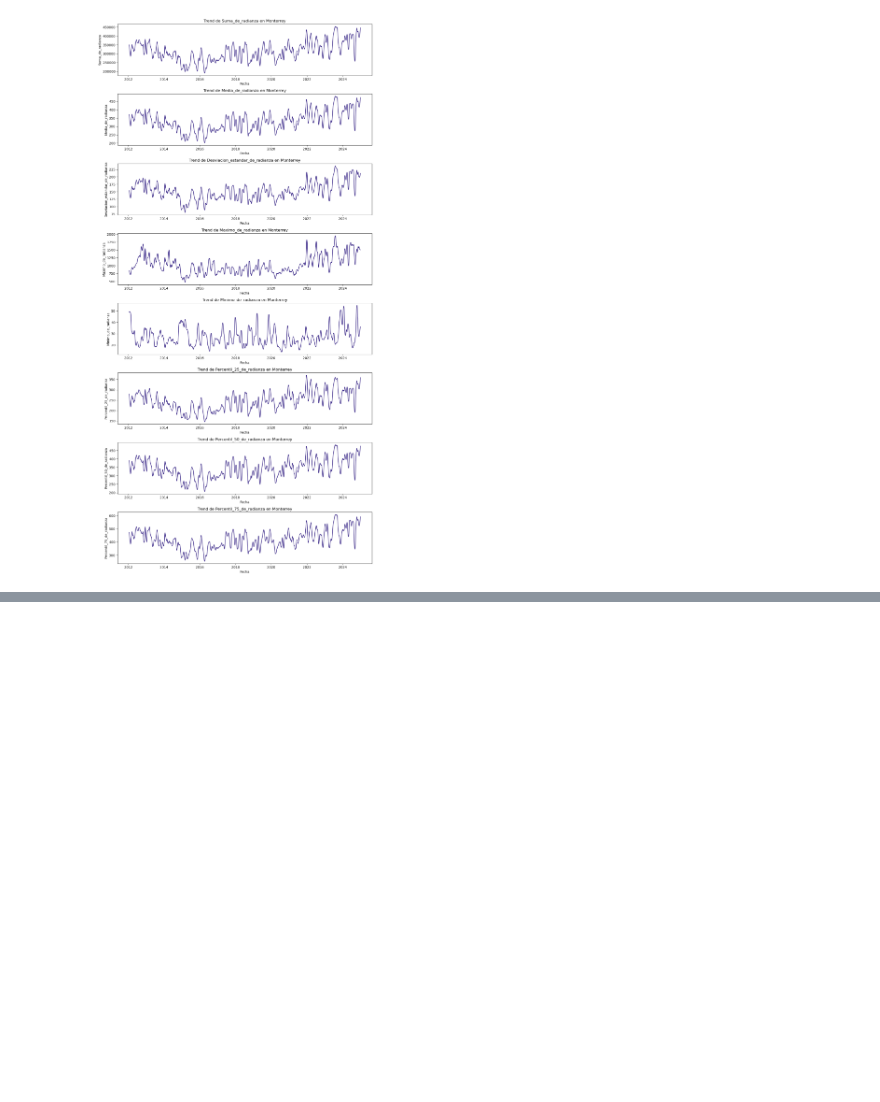
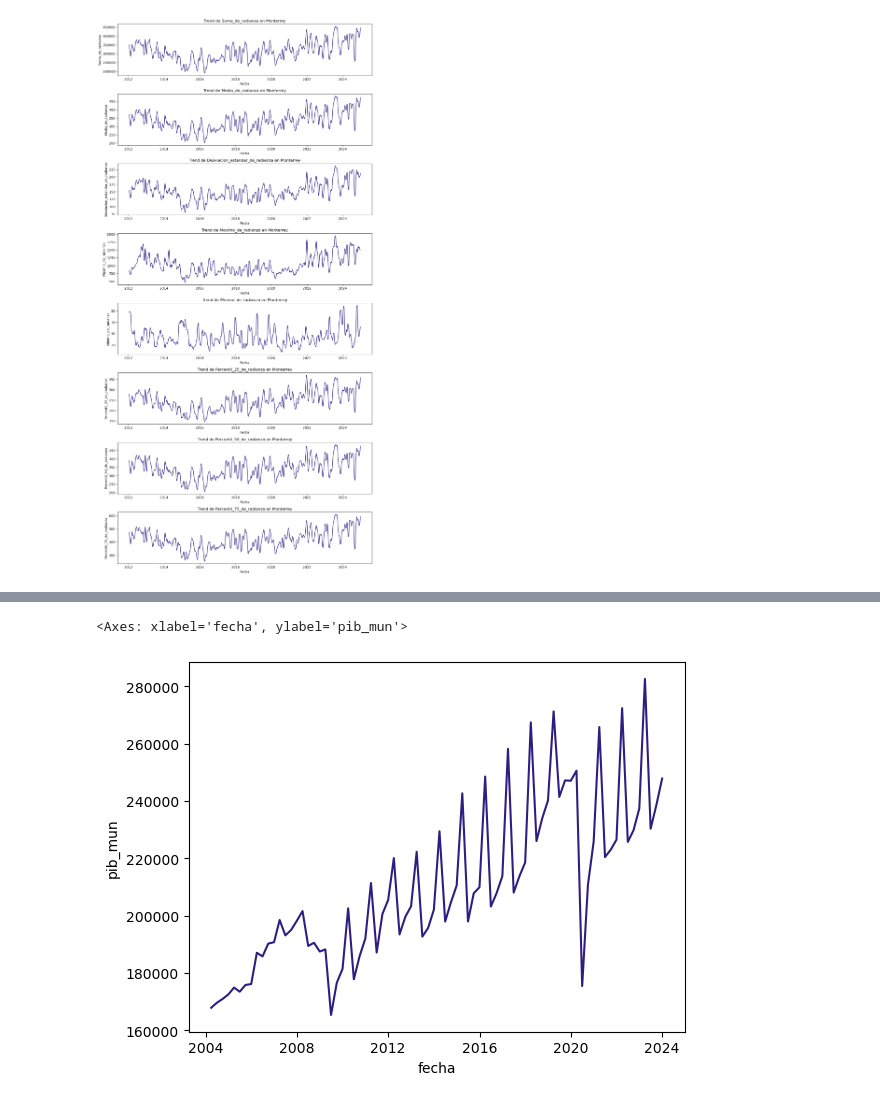
Before and after one commit to jmlopezfabian/Analisis-Imagenes-Satelitales-VNP46A1-, a Jupyter notebook: notebooks/EDA_Monterrey.ipynb, the cells around one changed output, grey strips where cells are left out. Saved outputs shown, nothing was run; the diff lists cells and outputs as text; code cells hidden in the pictures; blank space fills up the shorter version.

```diff
--- a/notebooks/EDA_Monterrey.ipynb
+++ b/notebooks/EDA_Monterrey.ipynb
@@ -151,0 +153,4 @@ plt.show()
+# %%
+pib_myt = pd.read_csv("../data_municipios/serie_PIB_mty.csv")
+pib_myt["fecha"] = pd.to_datetime(pib_myt["fecha"])
+pib_myt.head()
@@ -151,0 +164,5 @@ plt.show()
+# %%
+sns.lineplot(data=pib_myt, x="fecha", y="pib_mun", color="#301D82")
+# %% [output]
+<Axes: xlabel='fecha', ylabel='pib_mun'>
+[figure, added]
```
Also changed, not shown: parts of 5 cells of this notebook, 1 other file.
